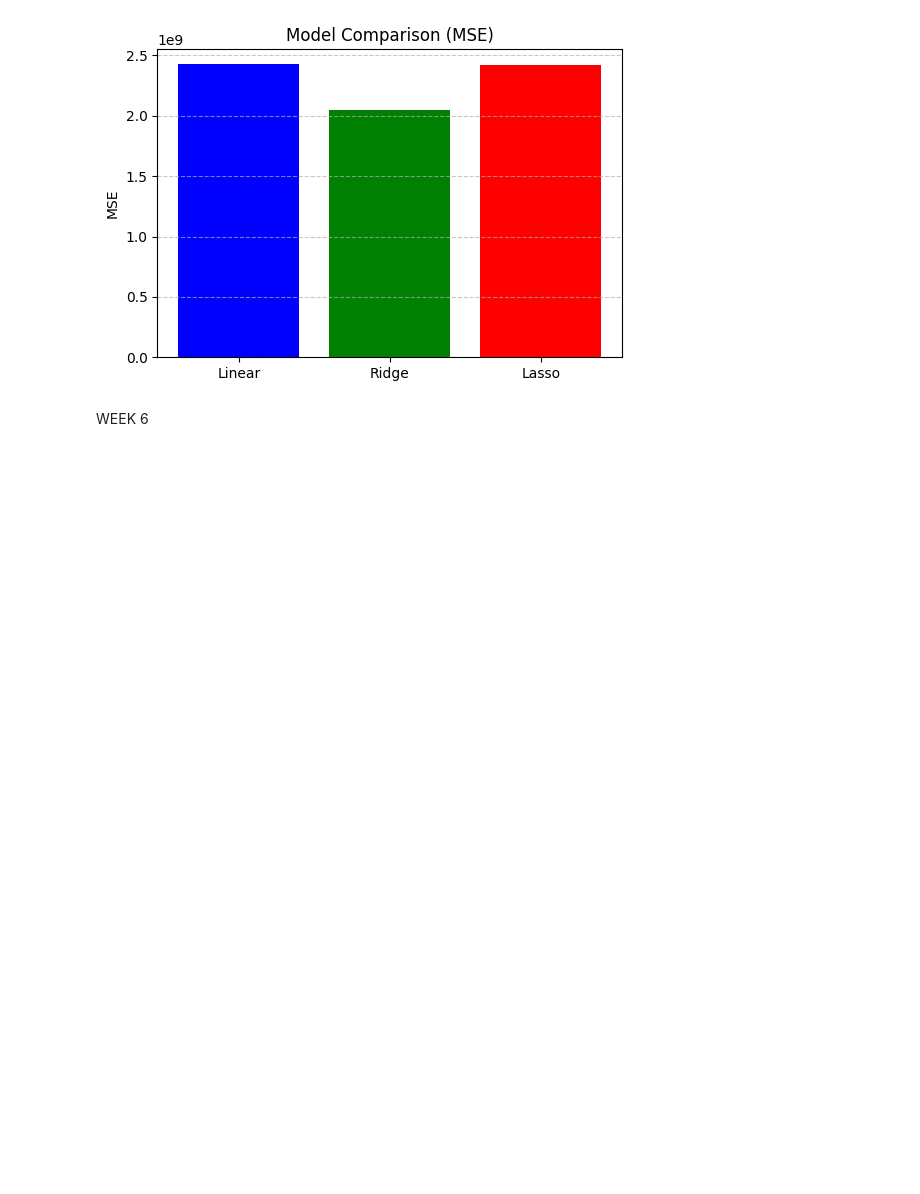
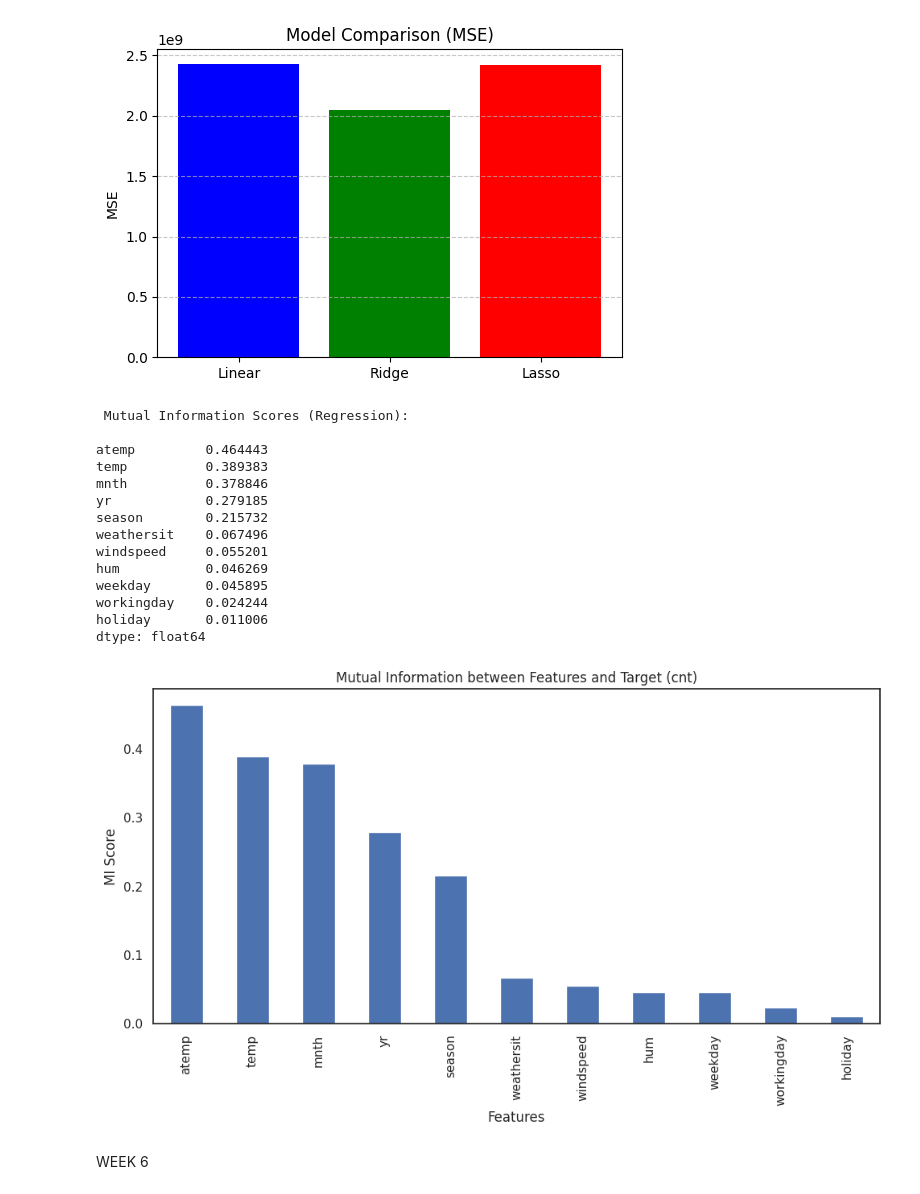
Before and after one commit to karthik-1311/Machine-Learning, a Jupyter notebook: MLlab.ipynb, the cells around one changed output. Saved outputs shown, nothing was run; the diff lists cells and outputs as text; code cells hidden in the pictures; blank space fills up the shorter version.

```diff
--- a/MLlab.ipynb
+++ b/MLlab.ipynb
@@ -1747,6 +1747,38 @@ plt.grid(axis="y", linestyle="--", alpha=0.7)
 plt.show()
 # %% [output]
 [figure]
+# %%
+#  Mutual Information (Regression)
+from sklearn.feature_selection import VarianceThreshold, mutual_info_regression
+
+mi_scores = mutual_info_regression(X, y, random_state=0)
+mi_series = pd.Series(mi_scores, index=X.columns).sort_values(ascending=False)
+print("\n Mutual Information Scores (Regression):\n")
+print(mi_series)
+#Plotting
+plt.figure(figsize=(10, 6))
+mi_series.plot(kind='bar')
+plt.title("Mutual Information between Features and Target (cnt)")
+plt.ylabel("MI Score")
+plt.xlabel("Features")
+plt.tight_layout()
+plt.show()
+# %% [output]
+ Mutual Information Scores (Regression):
+
+atemp         0.464443
+temp          0.389383
+mnth          0.378846
+yr            0.279185
+season        0.215732
+weathersit    0.067496
+windspeed     0.055201
+hum           0.046269
+weekday       0.045895
+workingday    0.024244
+holiday       0.011006
+dtype: float64
+[figure, added]
 # %% [markdown]
 WEEK 6
 # %% [markdown]
```
Also changed, not shown: parts of 28 cells of this notebook.
